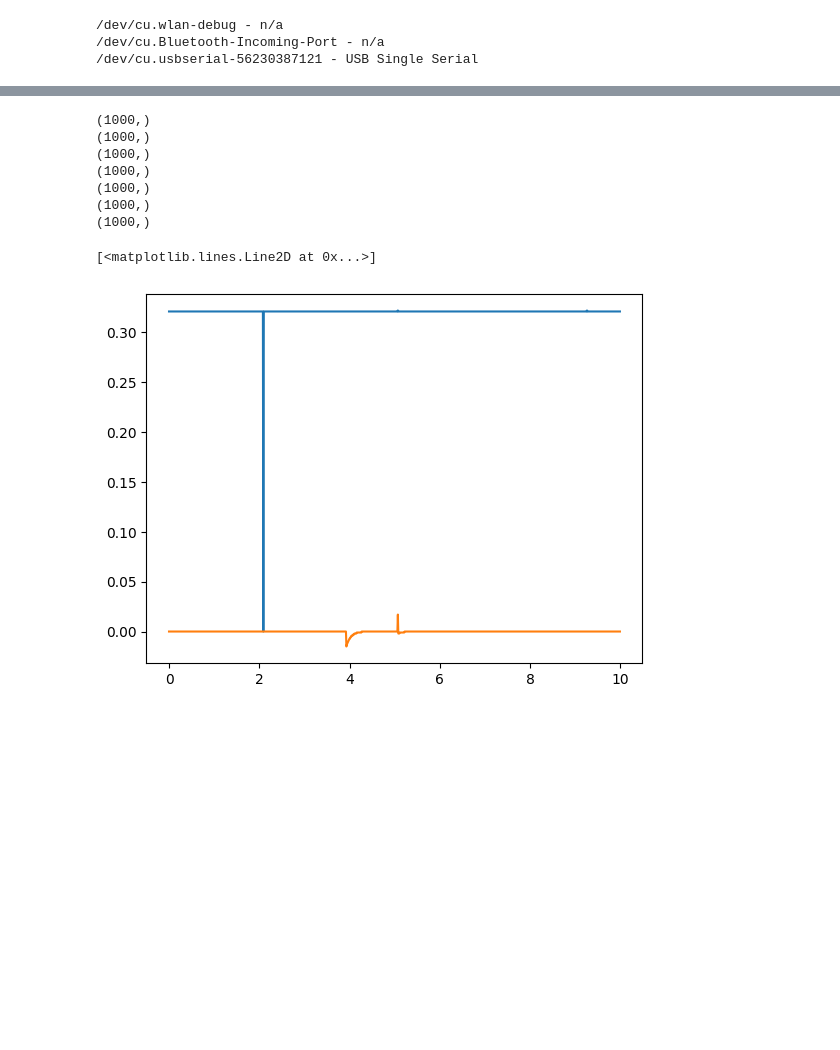
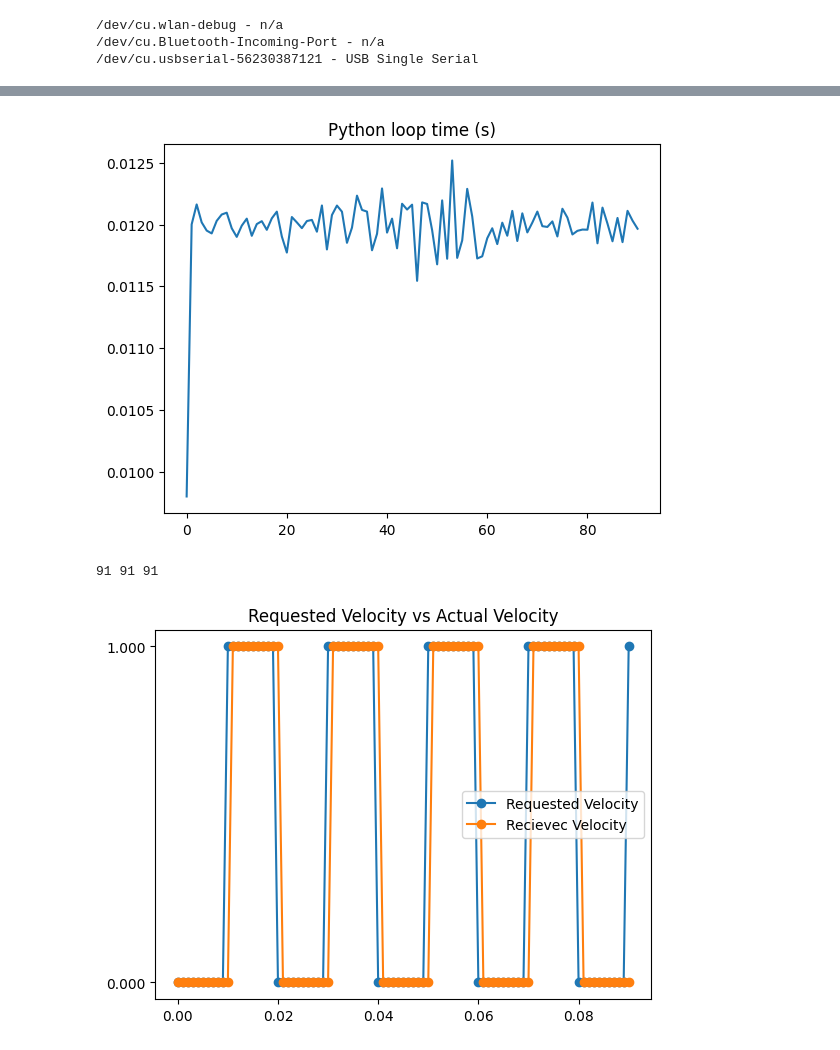
Before and after one commit to Rexlab-cartpole/ESP_HOST_FIRMWARE, a Jupyter notebook: Julia/pythonSerialExperimentation.ipynb, the cells around one changed output, grey strips where cells are left out. Saved outputs shown, nothing was run; the diff lists cells and outputs as text; code cells hidden in the pictures; blank space fills up the shorter version.

Commit message:
Fast uart and encoder bringup

```diff
--- a/Julia/pythonSerialExperimentation.ipynb
+++ b/Julia/pythonSerialExperimentation.ipynb
@@ -19,11 +19,11 @@ for p in ports:
 # read a line of data from the serial port
 
 # open the serial port
-ser = serial.Serial('/dev/cu.usbserial-56230387121', 9600, timeout=1)
+ser = serial.Serial('/dev/cu.usbserial-56230387121', 256000, timeout=1)
 encoderData = ser.readline()
 encoderData = ser.readline()
 encoderData = encoderData.decode()
-command = "<0.0, 0.0>"
+command = "<300, 400>"
 ser.write(command.encode())
 ser.close()
 
@@ -95,23 +33,36 @@ Loop took 17.095028162002563 seconds
-# %%
-print(np.shape(t_vec))
-print(np.shape(linearPositions))
-print(np.shape(linearVelocities))
-print(np.shape(shoulderPositions))
-print(np.shape(shoulderVelocities))
-print(np.shape(elbowPositions))
-print(np.shape(elbowVelocities))
-# %% [output]
-(1000,)
-(1000,)
-(1000,)
-(1000,)
-(1000,)
-(1000,)
-(1000,)
-# %%
-# plot the shoulder positions and velocities
-plt.plot(t_vec, shoulderPositions, label="shoulder position")
-plt.plot(t_vec, shoulderVelocities, label="shoulder velocity")
-# %% [output]
-[<matplotlib.lines.Line2D at 0x...>]
-[figure, removed]
+# %%
+decode_list = [
+"linear_position",
+"linear_velocity",
+"shoulder_position",
+"shoulder_velocity",
+"elbow_position",
+"elbow_velocity",
+"requested_vel_1",
+"requested_vel_2",
+"serial_tx_time",
+# "time_since_last_command",
+]
+
+def safe_read(ser):
+    timeout = 10
+    while(timeout > 0):
+        encoderData = ser.readline()
+        try: # catch byte errors in encoderData.decode
+            encoderData = encoderData.decode()
+            encoderData = encoderData.split(",")
+            if len(encoderData) - 1 == len(decode_list): # account for the \r\n
+                return encoderData[:-1]
+            timeout -= 1
+        except:
+            timeout -= 1
+    raise Exception("Timeout during Read")
+# %%
+# https://stackoverflow.com/questions/1133857/how-accurate-is-pythons-time-sleep
+import time
+
+def busy_sleep(duration, get_now=time.perf_counter):
+    now = get_now()
+    end = now + duration
+    while now < end:
+        now = get_now()
@@ -117,0 +147,6 @@ plt.plot(t_vec, shoulderVelocities, label="shoulder velocity")
+# %%
+test_serial_latencies()
+# %% [output]
+[figure, added]
+91 91 91
+[figure, added]
```
Also changed, not shown: parts of 8 cells of this notebook, 4 other files.
